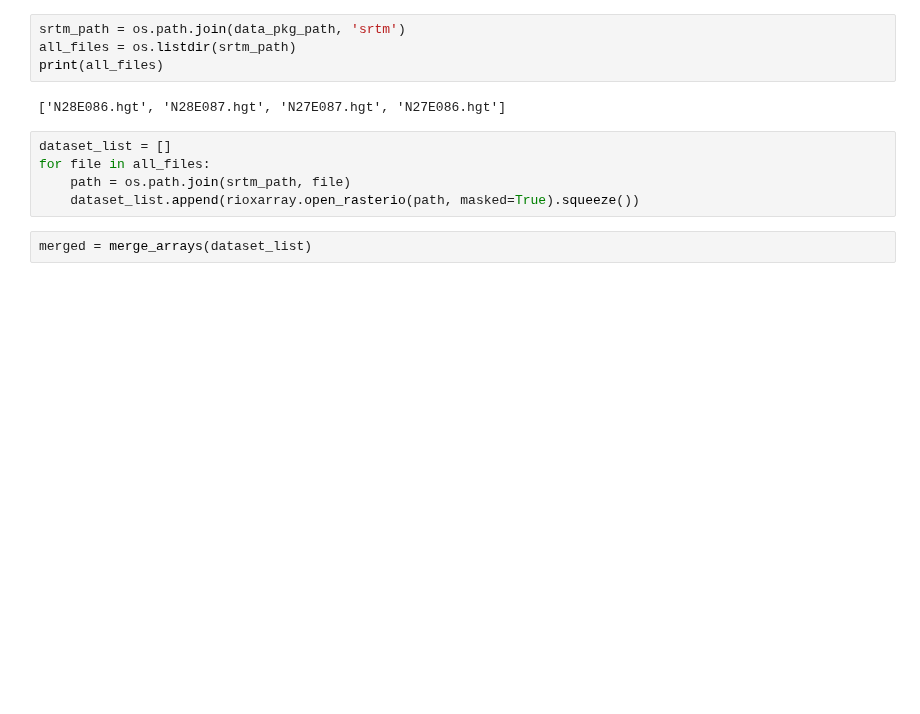
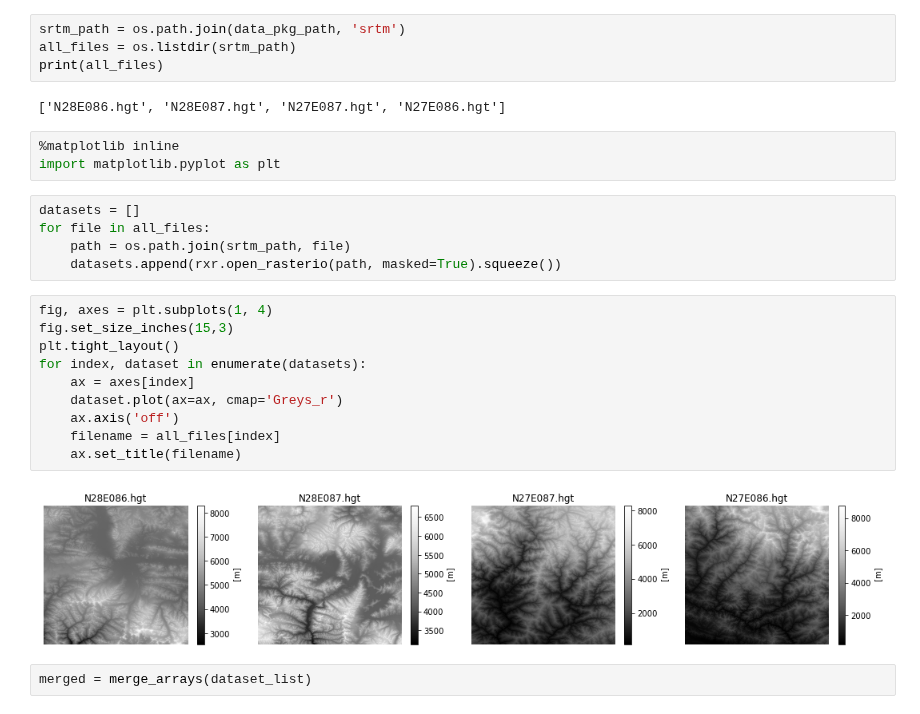
Before and after one commit to spatialthoughts/courses, a Jupyter notebook: code/python_foundation/supplement2_working_with_xarray.ipynb, the cells around one changed output. Cells and saved outputs as stored; diff of their text form; blank space fills up the shorter version.

```diff
--- a/code/python_foundation/supplement2_working_with_xarray.ipynb
+++ b/code/python_foundation/supplement2_working_with_xarray.ipynb
@@ -68,10 +89,25 @@ all_files = os.listdir(srtm_path)
 print(all_files)
 # %% [output]
 ['N28E086.hgt', 'N28E087.hgt', 'N27E087.hgt', 'N27E086.hgt']
+# %%
+%matplotlib inline
+import matplotlib.pyplot as plt
 # %%
-dataset_list = []
+datasets = []
 for file in all_files:
     path = os.path.join(srtm_path, file)
-    dataset_list.append(rioxarray.open_rasterio(path, masked=True).squeeze())
+    datasets.append(rxr.open_rasterio(path, masked=True).squeeze())
+# %%
+fig, axes = plt.subplots(1, 4)
+fig.set_size_inches(15,3)
+plt.tight_layout()
+for index, dataset in enumerate(datasets):
+    ax = axes[index]
+    dataset.plot(ax=ax, cmap='Greys_r')
+    ax.axis('off')
+    filename = all_files[index]
+    ax.set_title(filename)
+# %% [output]
+[figure, added]
 # %%
 merged = merge_arrays(dataset_list)
```
Also changed, not shown: parts of 12 cells of this notebook, 1 other file.
